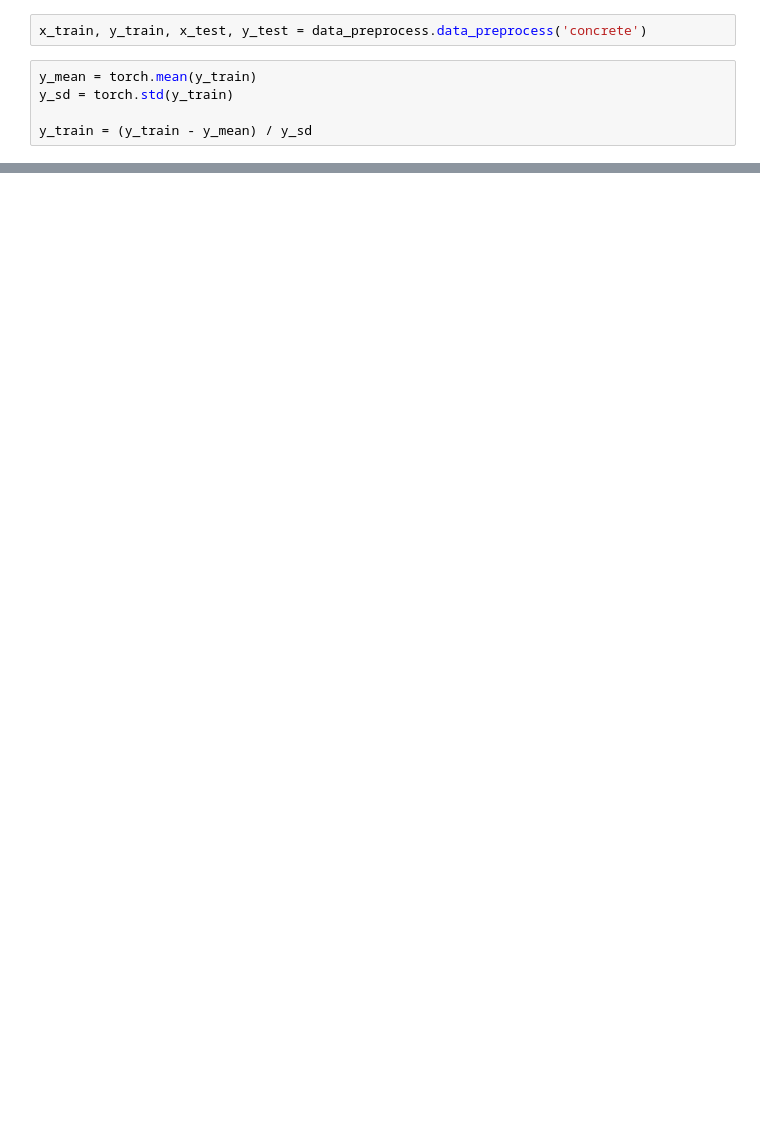
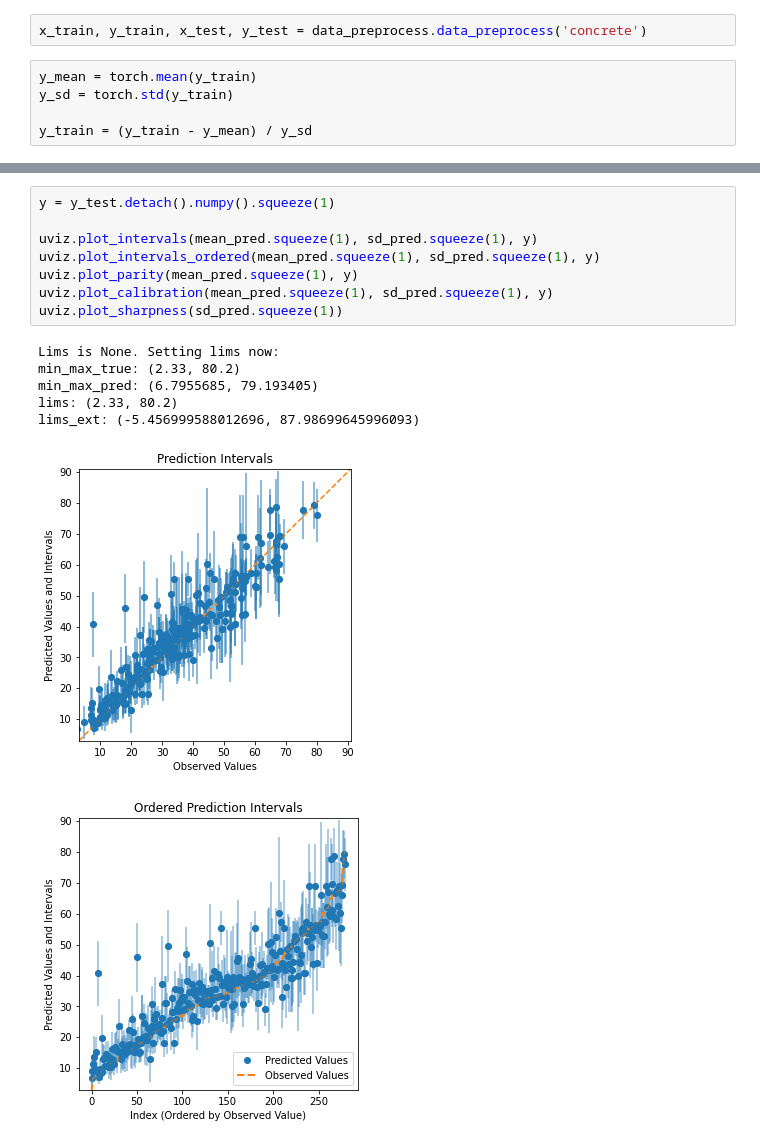
Before and after one commit to roypan/Regression-Calibration-Project, a Jupyter notebook: concrete_end2end.ipynb, the cells around one changed output, grey strips where cells are left out. Cells and saved outputs as stored; diff of their text form; blank space fills up the shorter version.

```diff
--- a/concrete_end2end.ipynb
+++ b/concrete_end2end.ipynb
@@ -60,0 +94,16 @@ End2end test calibration error when step size is 0.1:  0.04843112244897962
+# %%
+y = y_test.detach().numpy().squeeze(1)
+
+uviz.plot_intervals(mean_pred.squeeze(1), sd_pred.squeeze(1), y)
+uviz.plot_intervals_ordered(mean_pred.squeeze(1), sd_pred.squeeze(1), y)
+uviz.plot_parity(mean_pred.squeeze(1), y)
+uviz.plot_calibration(mean_pred.squeeze(1), sd_pred.squeeze(1), y)
+uviz.plot_sharpness(sd_pred.squeeze(1))
+# %% [output]
+Lims is None. Setting lims now:
+min_max_true: (2.33, 80.2)
+min_max_pred: (6.7955685, 79.193405)
+lims: (2.33, 80.2)
+lims_ext: (-5.456999588012696, 87.98699645996093)
+[figure, added]
+[figure, added]
```
Also changed, not shown: parts of 5 cells of this notebook, 9 other files.
